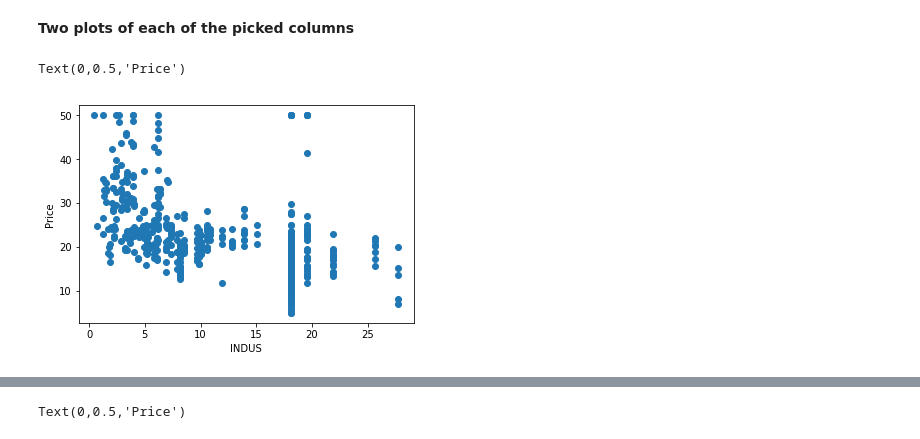
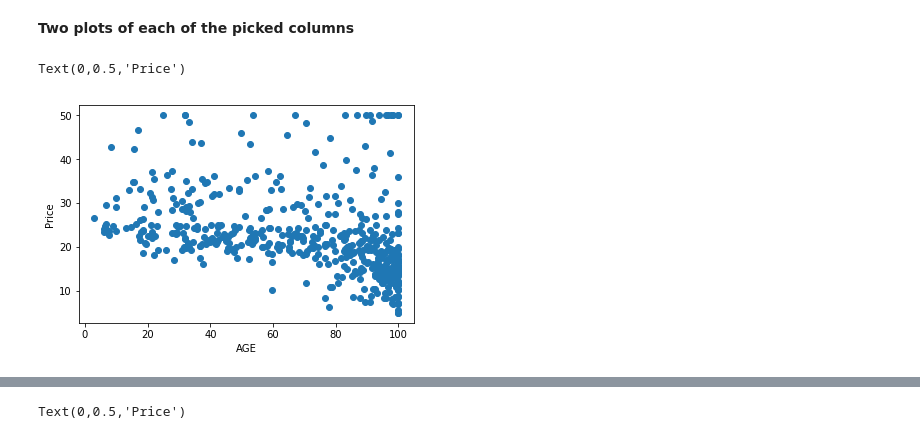
Before and after one commit to pite2019/pite2019s-t3-g1-MafaldaPLuz, a Jupyter notebook: PITE-substitute-task.ipynb, the cells around one changed output, grey strips where cells are left out. Saved outputs shown, nothing was run; the diff lists cells and outputs as text; code cells hidden in the pictures.

```diff
--- a/PITE-substitute-task.ipynb
+++ b/PITE-substitute-task.ipynb
@@ -35,7 +35,7 @@ array([[<matplotlib.axes._subplots.AxesSubplot object at 0x...>,
 from sklearn.linear_model import LinearRegression
 
 boston_target = boston.target
-X = df['INDUS']
+X = df['AGE']
 Z = df['NOX']
 Y = pd.DataFrame(data = boston_target)
 
@@ -55,8 +55,8 @@ The score is:0.7406077428649428
 **Two plots of each of the picked columns**
 # %%
 plt.scatter(X,Y)
-plt.xlabel('INDUS')
+plt.xlabel('AGE')
 plt.ylabel('Price')
 # %% [output]
 Text(0,0.5,'Price')
-[figure, old version]
+[figure, new version]
```
Also changed, not shown: parts of 5 cells of this notebook.
